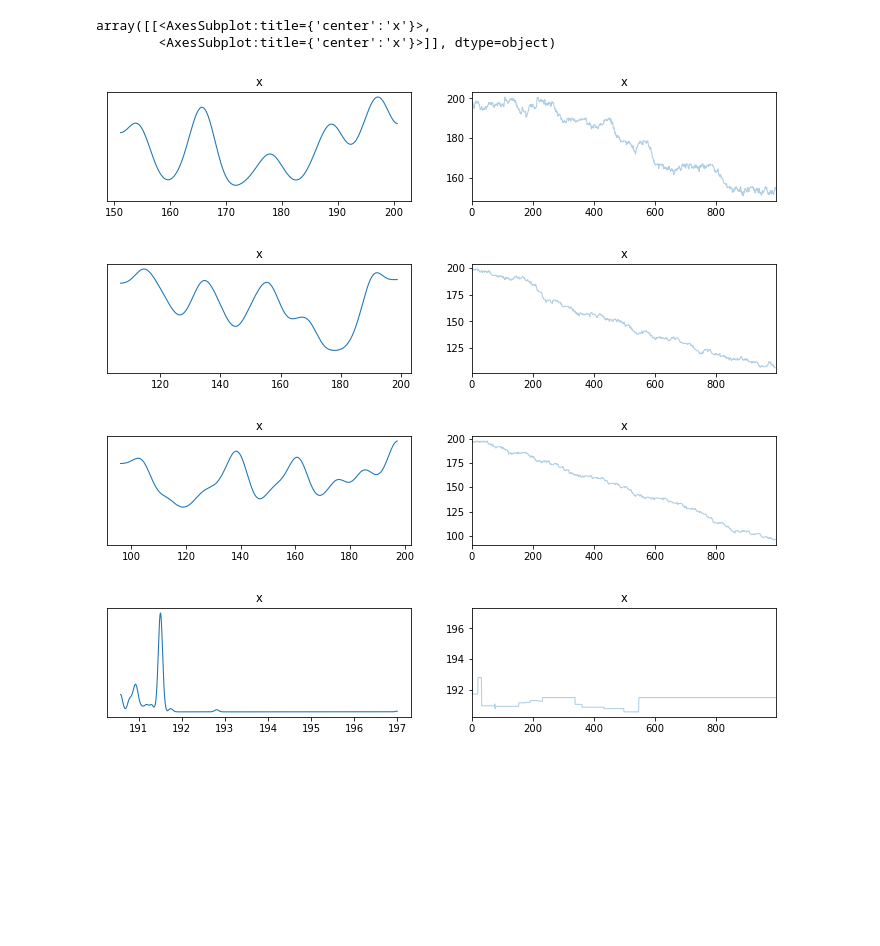
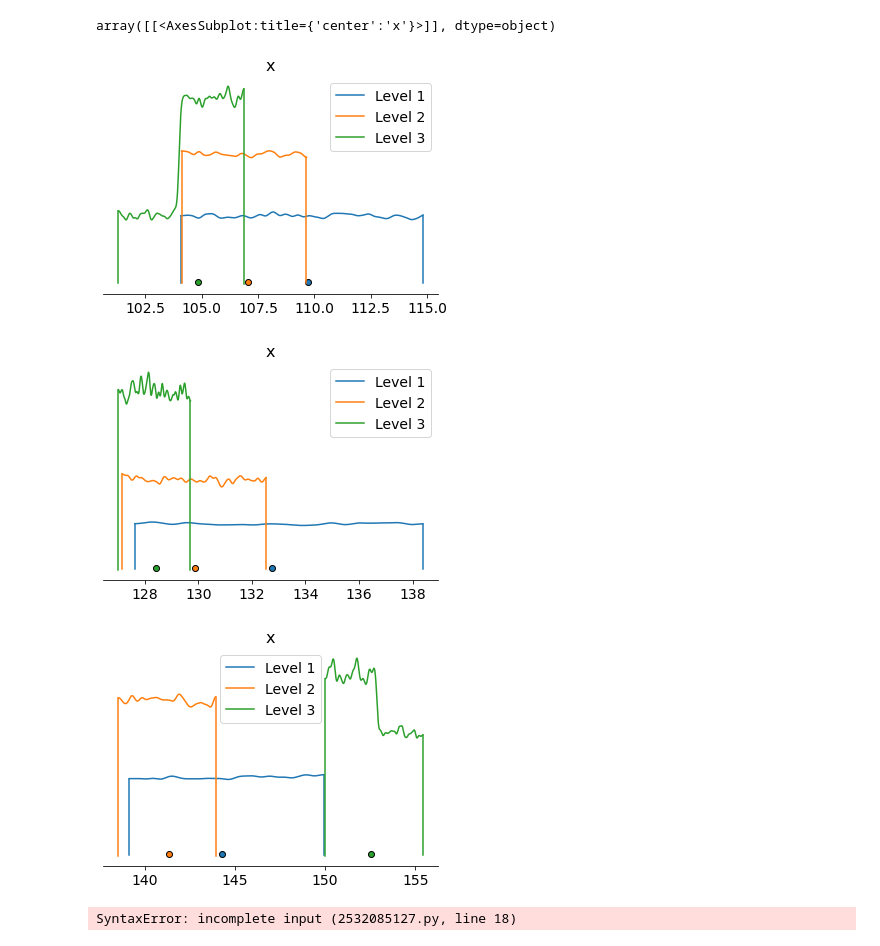
Before and after one commit to annegretW/Masterarbeit_EEG_Uncertainties, a Jupyter notebook: masterarbeit/python/plot.ipynb, the cells around one changed output. Cells and saved outputs as stored; diff of their text form; code cells hidden in the pictures; blank space fills up the shorter version.

```diff
--- a/masterarbeit/python/plot.ipynb
+++ b/masterarbeit/python/plot.ipynb
@@ -74,12 +29,41 @@ array([[<AxesSubplot:title={'center':'x'}>,
-# %%
-az.plot_trace(samples_l0[2,:])
-az.plot_trace(samples_l1[2,:])
-az.plot_trace(samples_l2[2,:])
-az.plot_trace(samples_mlda[2,:])
-# %% [output]
-array([[<AxesSubplot:title={'center':'x'}>,
-        <AxesSubplot:title={'center':'x'}>]], dtype=object)
-[figure, removed]
-[figure, removed]
-[figure, removed]
-[figure, removed]
+# %%
+s0 = []
+s1 = []
+s2 = []
+
+data_labels = ["Level 1", "Level 2", "Level 3"]
+
+for i in range(len(sample_paths)-1):
+    s0.append(samples[i][0,:])
+    s1.append(samples[i][1,:])
+    s2.append(samples[i][2,:])
+
+az.plot_density(s0, data_labels=data_labels)
+az.plot_density(s1, data_labels=data_labels)
+az.plot_density(s2, data_labels=data_labels)
+# %% [output]
+array([[<AxesSubplot:title={'center':'x'}>]], dtype=object)
+[figure, added]
+[figure, added]
+[figure, added]
+# %%
+num = 99000
+point = np.array([130,140,120])
+
+print("Means")
+
+for i in range(len(sample_paths)):
+    print(np.mean(samples[i][:,0:num], axis=1))
+
+print("\nVariance")
+for i in range(len(sample_paths)):
+    print(np.var(samples[i][:,0:num], axis=1))
+
+
+h = np.repeat([point], num, axis=0).transpose()
+print("\nAverage L2-Error")
+for i in range(len(sample_paths)):
+    #print(samples[i])
+    #print(np.linalg.norm(samples[i][:,0:num]-h)/num)
+# %% [output]
+SyntaxError: incomplete input (2532085127.py, line 18)
```
Also changed, not shown: parts of 7 cells of this notebook, 9 other files.
